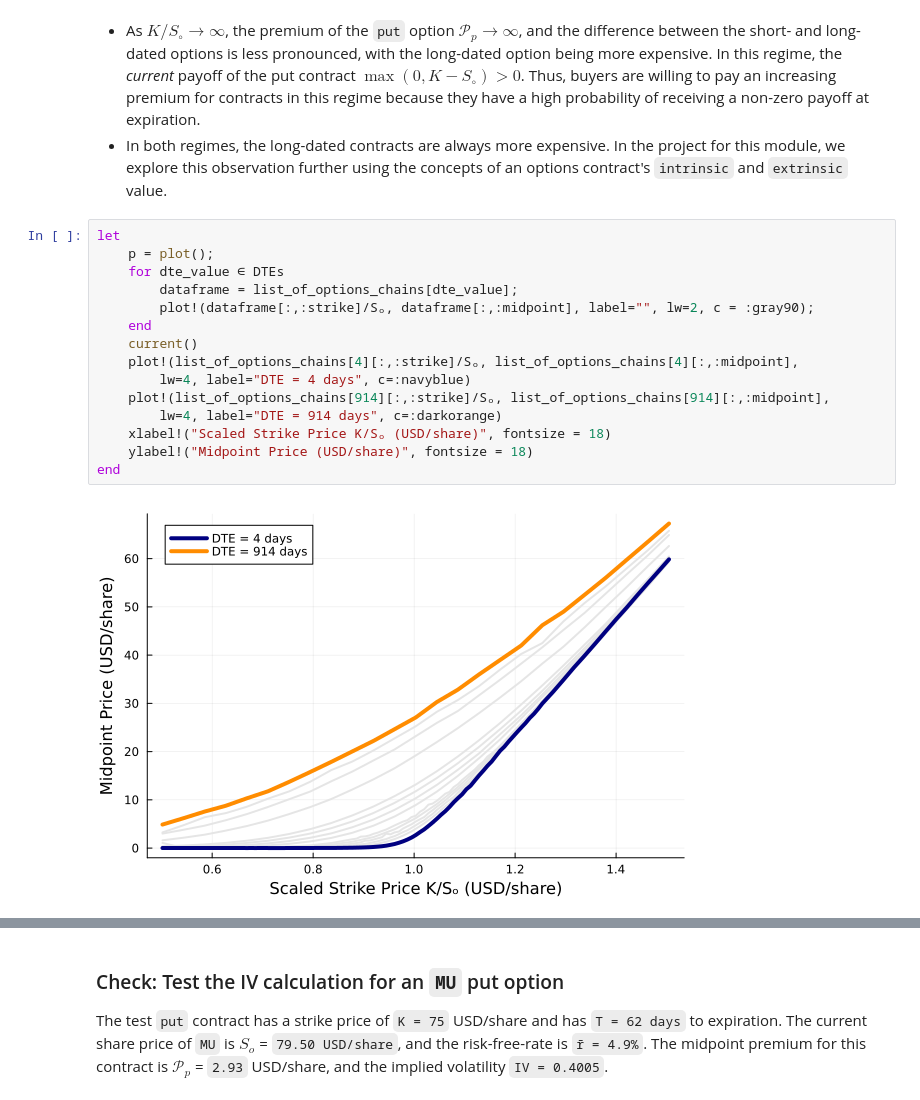
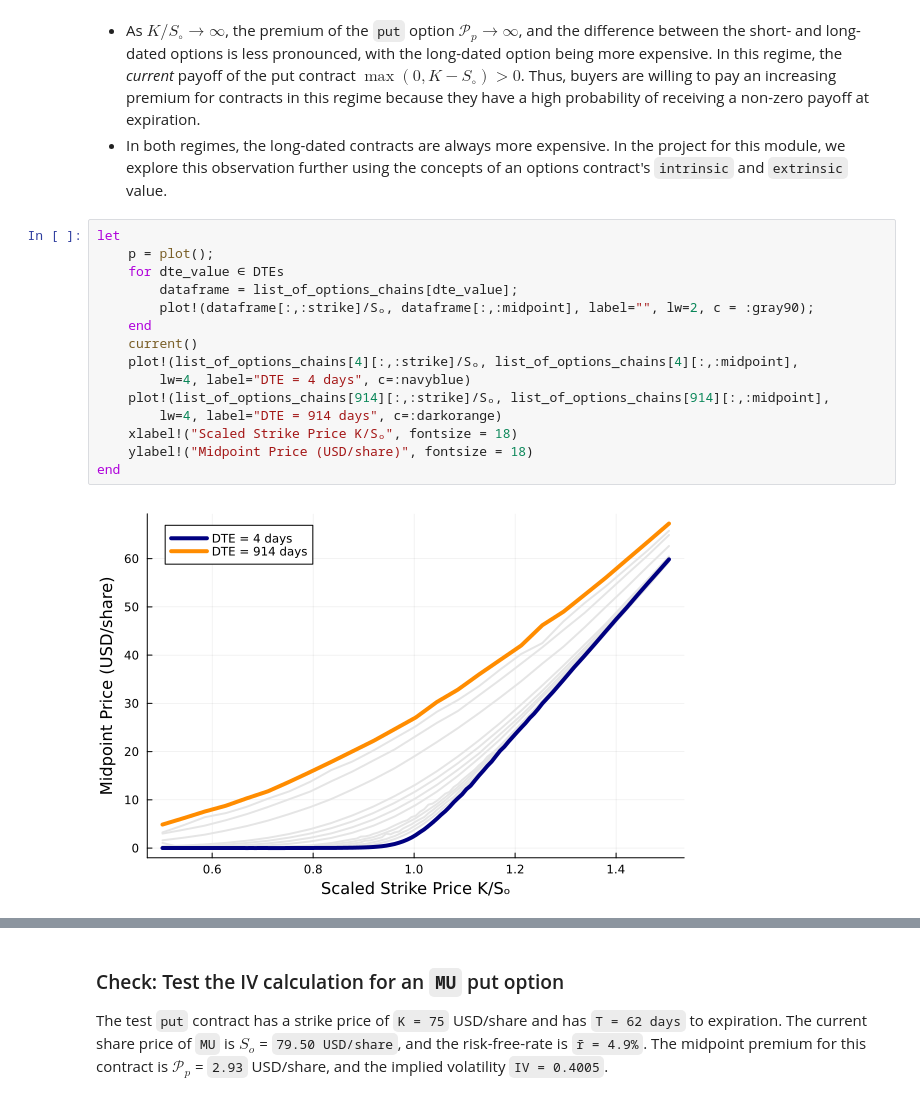
Before and after one commit to varnerlab/CHEME-130-eCornell-Repository, a Jupyter notebook: courses/CHEME-134/module-1/CHEME-134-Module-1-WorkedExample.ipynb, the cells around one changed output, grey strips where cells are left out. Saved outputs shown, nothing was run; the diff lists cells and outputs as text.

```diff
--- a/courses/CHEME-134/module-1/CHEME-134-Module-1-WorkedExample.ipynb
+++ b/courses/CHEME-134/module-1/CHEME-134-Module-1-WorkedExample.ipynb
@@ -144,18 +140,18 @@ __Summary__: The `blue` curve denotes the `midpoint` price as a function of the
 # %%
 let
     p = plot();
     for dte_value ∈ DTEs
         dataframe = list_of_options_chains[dte_value];
         plot!(dataframe[:,:strike]/Sₒ, dataframe[:,:midpoint], label="", lw=2, c = :gray90);
     end
     current()
     plot!(list_of_options_chains[4][:,:strike]/Sₒ, list_of_options_chains[4][:,:midpoint],
         lw=4, label="DTE = 4 days", c=:navyblue)
     plot!(list_of_options_chains[914][:,:strike]/Sₒ, list_of_options_chains[914][:,:midpoint],
         lw=4, label="DTE = 914 days", c=:darkorange)
-    xlabel!("Scaled Strike Price K/Sₒ (USD/share)", fontsize = 18)
+    xlabel!("Scaled Strike Price K/Sₒ", fontsize = 18)
     ylabel!("Midpoint Price (USD/share)", fontsize = 18)
 end
 # %% [output]
-[figure, old version]
+[figure, new version]
 # %% [markdown]
```
Also changed, not shown: parts of 16 cells of this notebook.
